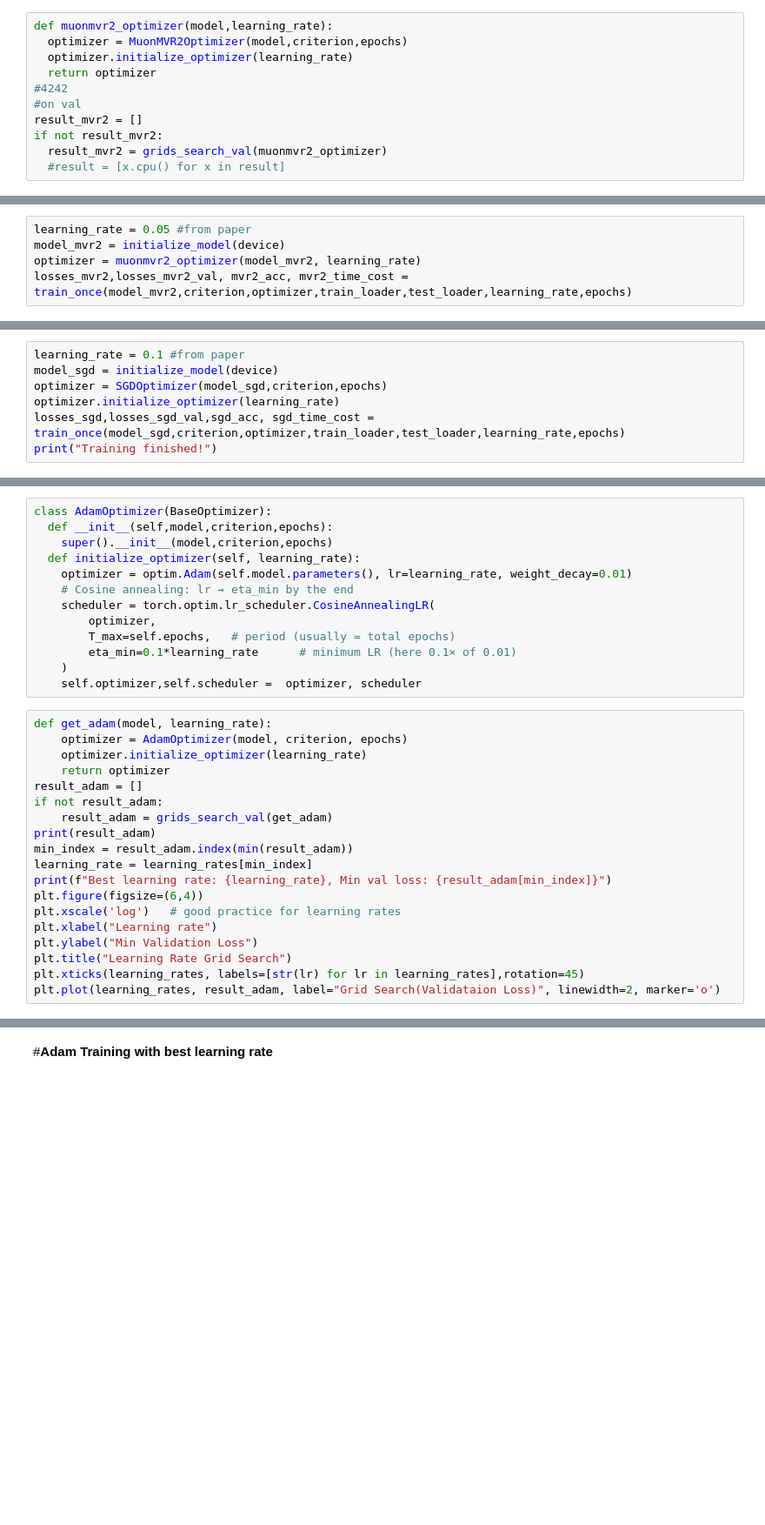
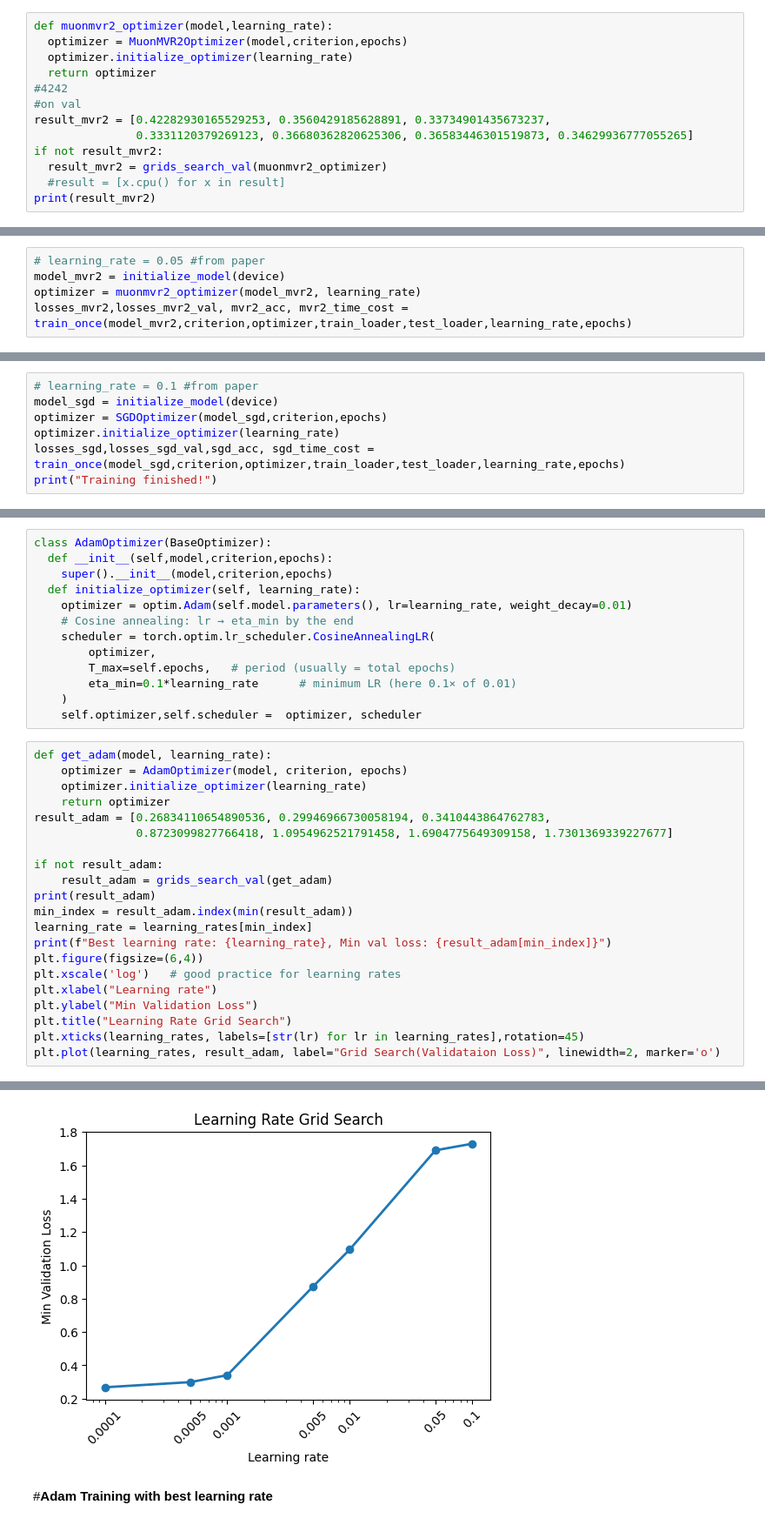
Before and after one commit to RayCyder/Intro, a Jupyter notebook: ResNet_Implementation_on_CIFAR10_2.ipynb, the cells around one changed output, grey strips where cells are left out. Shown at 87% size. Drawn from its saved outputs; the diff is of its cells as text; blank space fills up the shorter version.

```diff
--- a/ResNet_Implementation_on_CIFAR10_2.ipynb
+++ b/ResNet_Implementation_on_CIFAR10_2.ipynb
@@ -912,10 +948,12 @@ def muonmvr2_optimizer(model,learning_rate):
   return optimizer
 #4242
 #on val
-result_mvr2 = []
+result_mvr2 = [0.42282930165529253, 0.3560429185628891, 0.33734901435673237,
+               0.3331120379269123, 0.36680362820625306, 0.36583446301519873, 0.34629936777055265]
 if not result_mvr2:
   result_mvr2 = grids_search_val(muonmvr2_optimizer)
   #result = [x.cpu() for x in result]
+print(result_mvr2)
 # %%
 plt.figure(figsize=(6,4))
 plt.xscale('log')   # good practice for learning rates
@@ -938,7 +980,7 @@ print([float(x) for x in result_mvr2])
 # %% [markdown]
 #**training Model with MuonMVR2 using best learning rate**
 # %%
-learning_rate = 0.05 #from paper
+# learning_rate = 0.05 #from paper
 model_mvr2 = initialize_model(device)
 optimizer = muonmvr2_optimizer(model_mvr2, learning_rate)
 losses_mvr2,losses_mvr2_val, mvr2_acc, mvr2_time_cost = train_once(model_mvr2,criterion,optimizer,train_loader,test_loader,learning_rate,epochs)
@@ -981,7 +1061,7 @@ plt.plot(learning_rates, result_sgd, label="Grid Search(Validataion Loss)", line
 # %% [markdown]
 #**SGD Training Model with best learning rate**
 # %%
-learning_rate = 0.1 #from paper
+# learning_rate = 0.1 #from paper
 model_sgd = initialize_model(device)
 optimizer = SGDOptimizer(model_sgd,criterion,epochs)
 optimizer.initialize_optimizer(learning_rate)
@@ -1007,7 +1105,9 @@ def get_adam(model, learning_rate):
     optimizer = AdamOptimizer(model, criterion, epochs)
     optimizer.initialize_optimizer(learning_rate)
     return optimizer
-result_adam = []
+result_adam = [0.26834110654890536, 0.29946966730058194, 0.3410443864762783,
+               0.8723099827766418, 1.0954962521791458, 1.6904775649309158, 1.7301369339227677]
+
 if not result_adam:
     result_adam = grids_search_val(get_adam)
 print(result_adam)
@@ -1021,3 +1121,4 @@ plt.ylabel("Min Validation Loss")
 plt.title("Learning Rate Grid Search")
 plt.xticks(learning_rates, labels=[str(lr) for lr in learning_rates],rotation=45)
 plt.plot(learning_rates, result_adam, label="Grid Search(Validataion Loss)", linewidth=2, marker='o')
+# %% [output]
@@ -1024,3 +1143,4 @@ plt.plot(learning_rates, result_adam, label="Grid Search(Validataion Loss)", lin
+[figure, added]
 # %% [markdown]
 #**Adam Training with best learning rate**
 # %%
```
Also changed, not shown: parts of 22 cells of this notebook.
